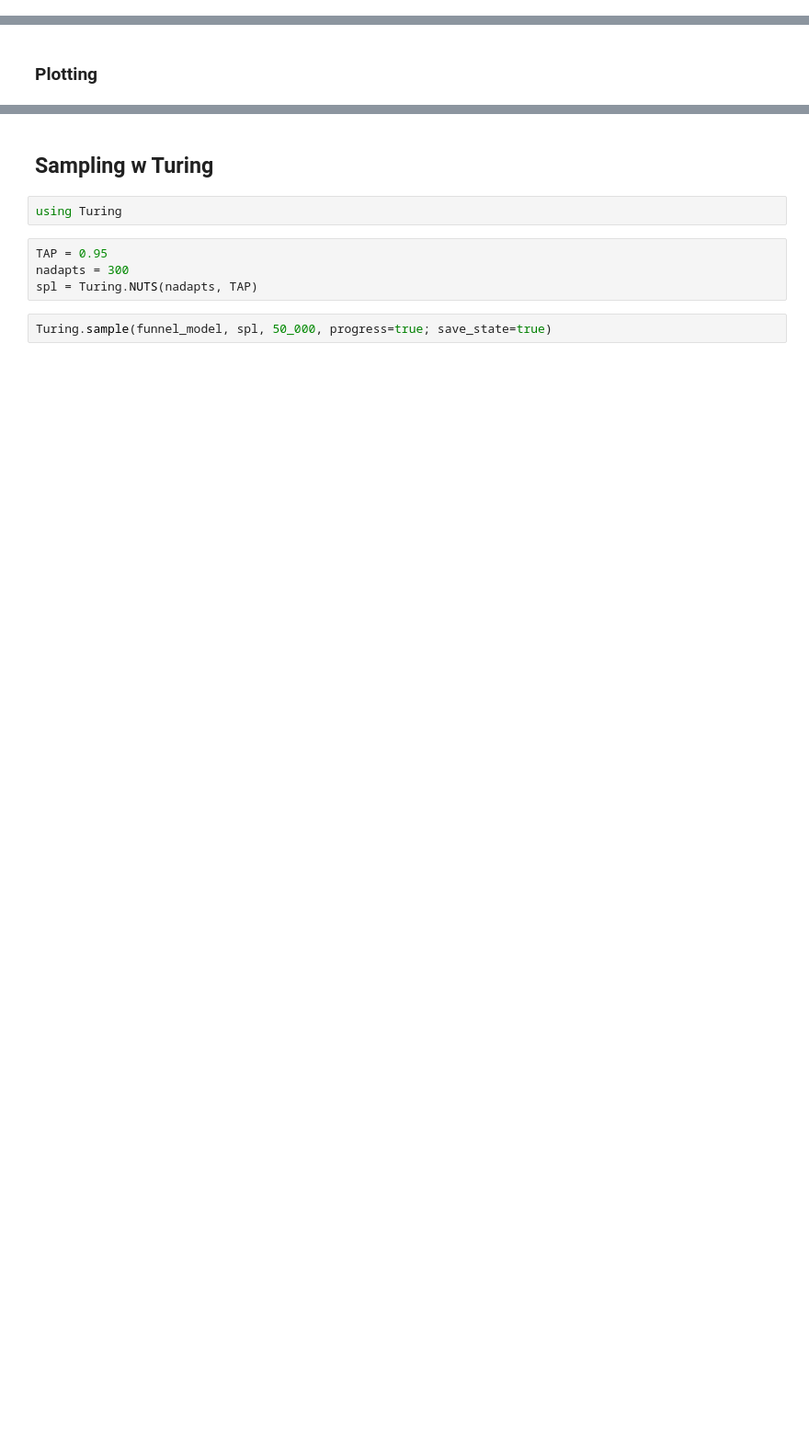
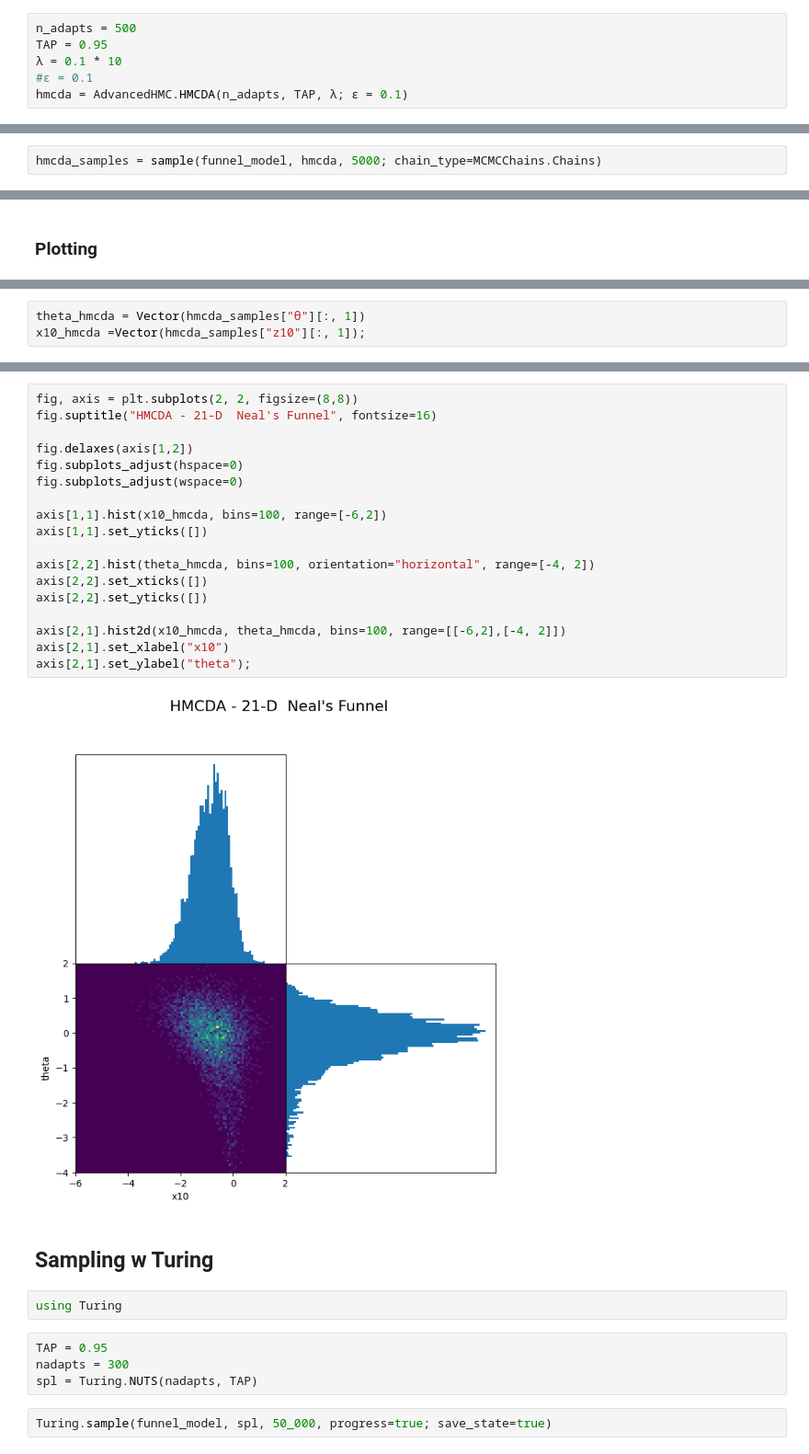
Before and after one commit to TuringLang/AdvancedHMC.jl, a Jupyter notebook: Lab.ipynb, the cells around one changed output, grey strips where cells are left out. Shown at 92% size. Saved outputs shown, nothing was run; the diff lists cells and outputs as text; blank space fills up the shorter version.

Commit message:
HMC + HMCDA

```diff
--- a/Lab.ipynb
+++ b/Lab.ipynb
@@ -64,0 +60,6 @@ NUTS(500, 0.95, 10, 1000.0, 0.1, nothing, Leapfrog, AdvancedHMC.NUTS_kernel{Mult
+# %%
+n_adapts = 500
+TAP = 0.95
+λ = 0.1 * 10
+#ϵ = 0.1
+hmcda = AdvancedHMC.HMCDA(n_adapts, TAP, λ; ϵ = 0.1)
@@ -86,0 +112,2 @@ Summary Statistics
+# %%
+hmcda_samples = sample(funnel_model, hmcda, 5000; chain_type=MCMCChains.Chains)
@@ -92,2 +142,5 @@ x10_mchmc =Vector(Asamples["z10"][:, 1]);
+# %%
+theta_hmcda = Vector(hmcda_samples["θ"][:, 1])
+x10_hmcda =Vector(hmcda_samples["z10"][:, 1]);
 # %%
 fig, axis = plt.subplots(2, 2, figsize=(8,8))
@@ -112,3 +185,23 @@ axis[2,1].set_ylabel("theta");
+# %%
+fig, axis = plt.subplots(2, 2, figsize=(8,8))
+fig.suptitle("HMCDA - 21-D  Neal's Funnel", fontsize=16)
+
+fig.delaxes(axis[1,2])
+fig.subplots_adjust(hspace=0)
+fig.subplots_adjust(wspace=0)
+
+axis[1,1].hist(x10_hmcda, bins=100, range=[-6,2])
+axis[1,1].set_yticks([])
+
+axis[2,2].hist(theta_hmcda, bins=100, orientation="horizontal", range=[-4, 2])
+axis[2,2].set_xticks([])
+axis[2,2].set_yticks([])
+
+axis[2,1].hist2d(x10_hmcda, theta_hmcda, bins=100, range=[[-6,2],[-4, 2]])
+axis[2,1].set_xlabel("x10")
+axis[2,1].set_ylabel("theta");
+# %% [output]
+[figure, added]
 # %% [markdown]
 ## Sampling w Turing
 # %%
```
Also changed, not shown: parts of 11 cells of this notebook, 2 other files.
